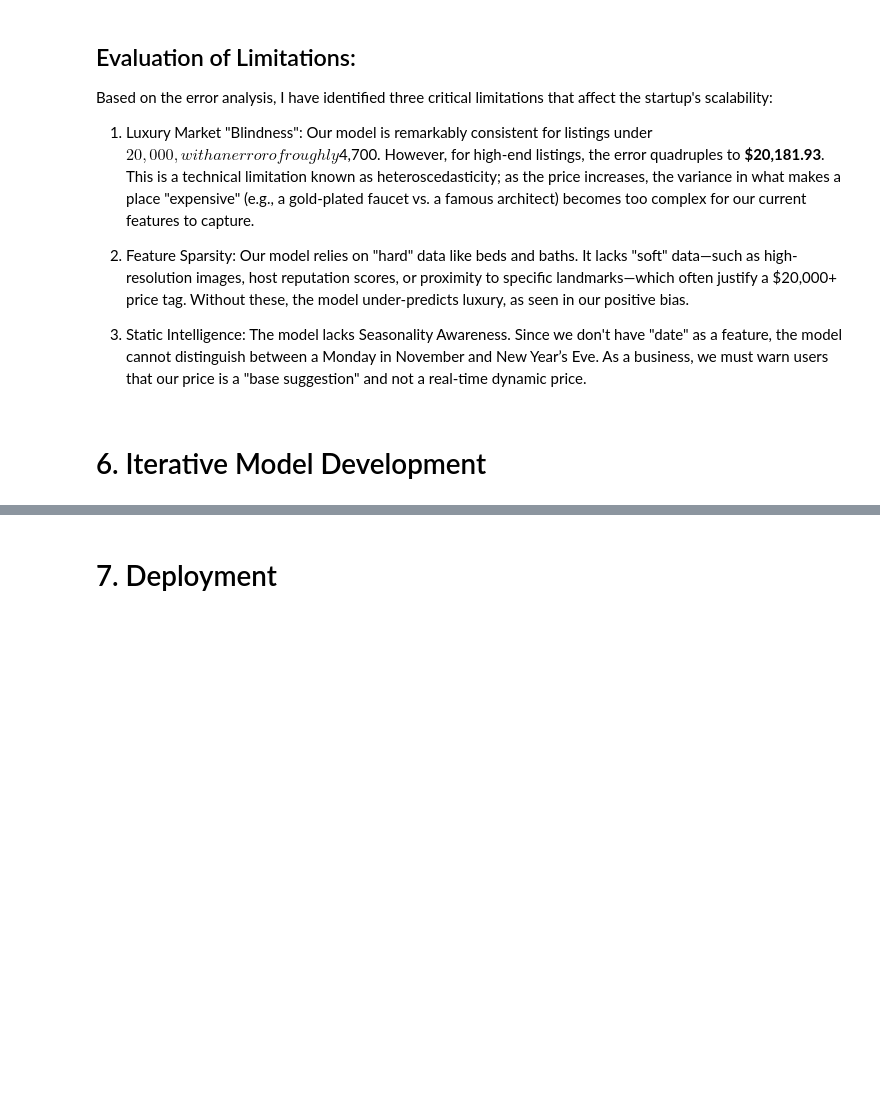
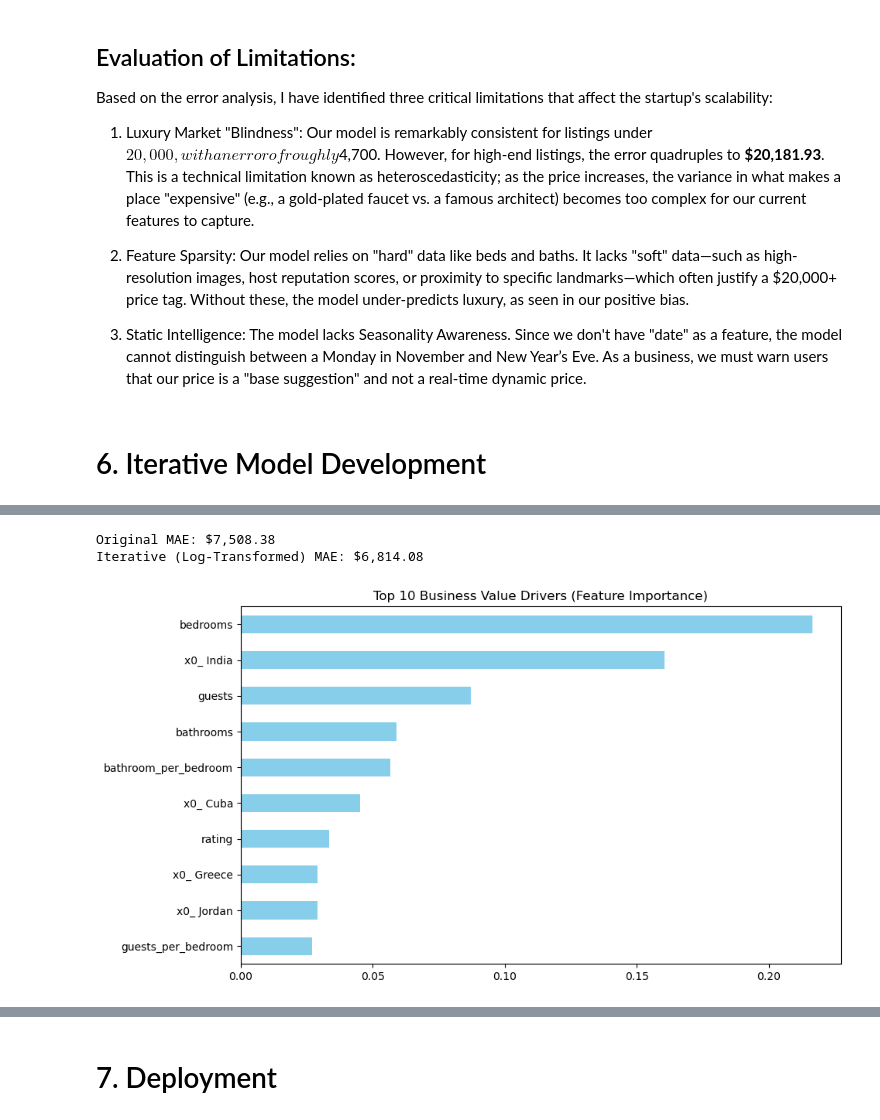
Before and after one commit to user2422224/OngTzeEnn_2404751F, a Jupyter notebook: AirbnbML.ipynb, the cells around one changed output, grey strips where cells are left out. Cells and saved outputs as stored; diff of their text form; code cells hidden in the pictures; blank space fills up the shorter version.

Commit message:
Implemtned iterative model development and deployment

```diff
--- a/AirbnbML.ipynb
+++ b/AirbnbML.ipynb
@@ -1362,0 +1372,44 @@ Based on the error analysis, I have identified three critical limitations that a
+# %%
+import numpy as np
+from sklearn.ensemble import GradientBoostingRegressor
+from sklearn.pipeline import Pipeline
+
+# 1. Iteration: Log Transformation of Target
+# This helps the model handle the heteroscedasticity (huge errors at high prices)
+y_train_log = np.log1p(y_train)
+y_test_log = np.log1p(y_test)
+
+# Re-training our best model (Tuned GB) on Log Price
+iterative_model = Pipeline(steps=[
+    ("preprocess", preprocess),
+    ("model", GradientBoostingRegressor(n_estimators=100, max_depth=4, learning_rate=0.2, random_state=42))
+])
+
+iterative_model.fit(X_train, y_train_log)
+log_preds = iterative_model.predict(X_test)
+
+# Convert back from log to actual dollars to compare
+final_preds = np.expm1(log_preds)
+new_mae = mean_absolute_error(y_test, final_preds)
+
+print(f"Original MAE: $7,508.38")
+print(f"Iterative (Log-Transformed) MAE: ${new_mae:,.2f}")
+
+# 2. Iteration: Business Feature Importance
+# Let's see what is actually driving the price in the app
+model_step = iterative_model.named_steps['model']
+# Get feature names from the one-hot encoder and numeric features
+ohe_features = iterative_model.named_steps['preprocess'].transformers_[1][1].named_steps['onehot'].get_feature_names_out()
+all_features = numeric_features + list(ohe_features)
+
+importance = pd.Series(model_step.feature_importances_, index=all_features).sort_values(ascending=False)
+
+plt.figure(figsize=(10, 6))
+importance.head(10).plot(kind='barh', color='skyblue')
+plt.title('Top 10 Business Value Drivers (Feature Importance)')
+plt.gca().invert_yaxis()
+plt.show()
+# %% [output]
+Original MAE: $7,508.38
+Iterative (Log-Transformed) MAE: $6,814.08
+[figure, added]
```
Also changed, not shown: parts of 3 cells of this notebook.
